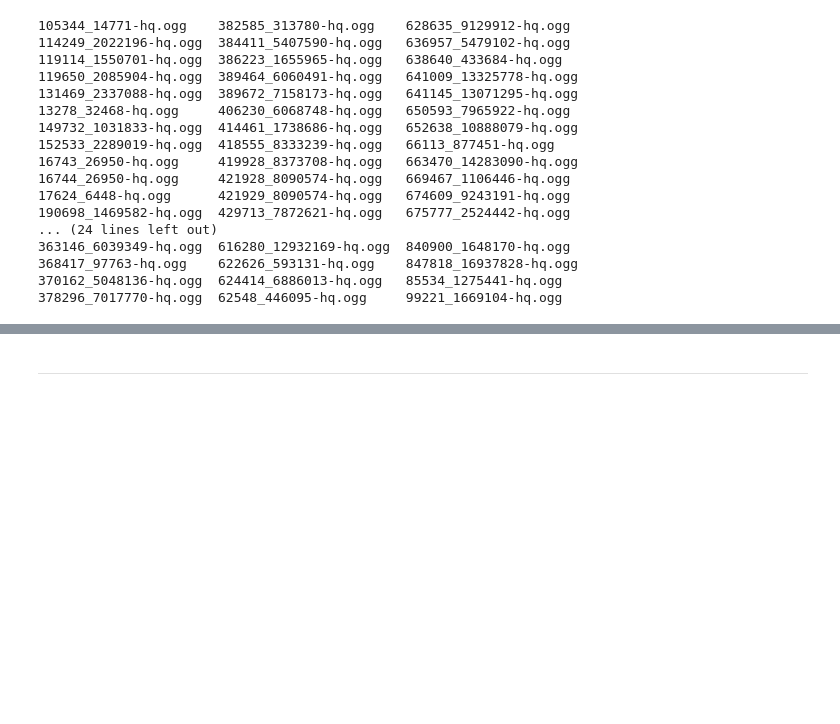
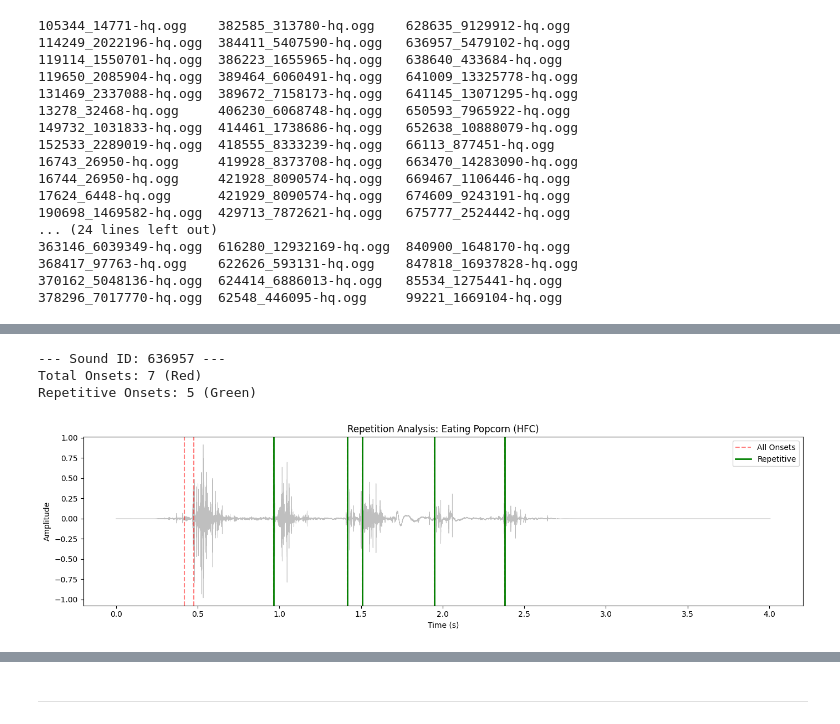
Before and after one commit to morehovschi/repepep, a Jupyter notebook: src/querier.ipynb, the cells around one changed output, grey strips where cells are left out. Cells and saved outputs as stored; diff of their text form; code cells hidden in the pictures; blank space fills up the shorter version.

```diff
--- a/src/querier.ipynb
+++ b/src/querier.ipynb
@@ -456,0 +526,7 @@ Dist matrix shape: (4, 4)
+# %%
+inspect_sound_with_repetition(META_DIR,636957, method="hfc")
+# %% [output]
+--- Sound ID: 636957 ---
+Total Onsets: 7 (Red)
+Repetitive Onsets: 5 (Green)
+[figure, added]
```
Also changed, not shown: parts of 13 cells of this notebook, 3 other files.
